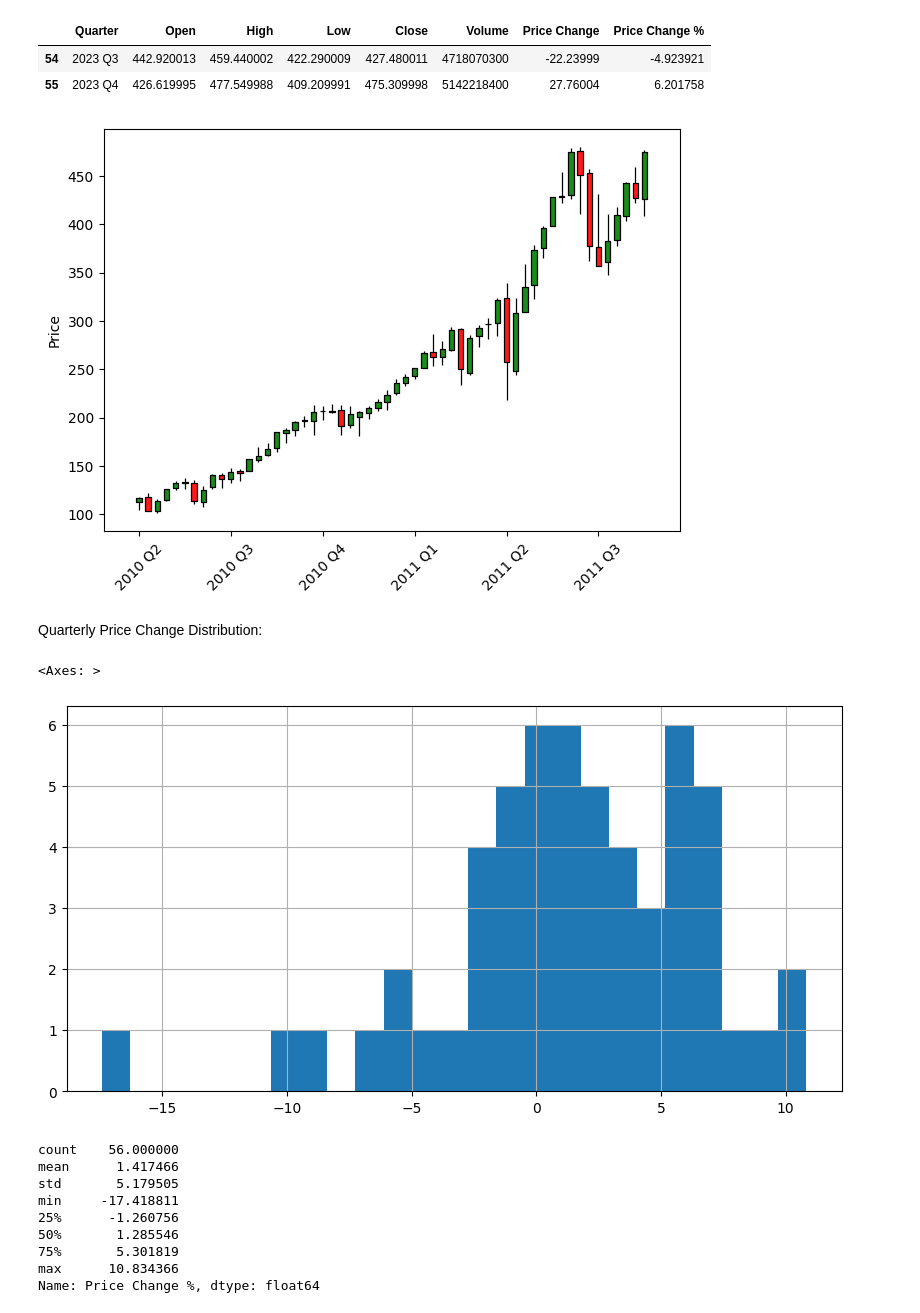
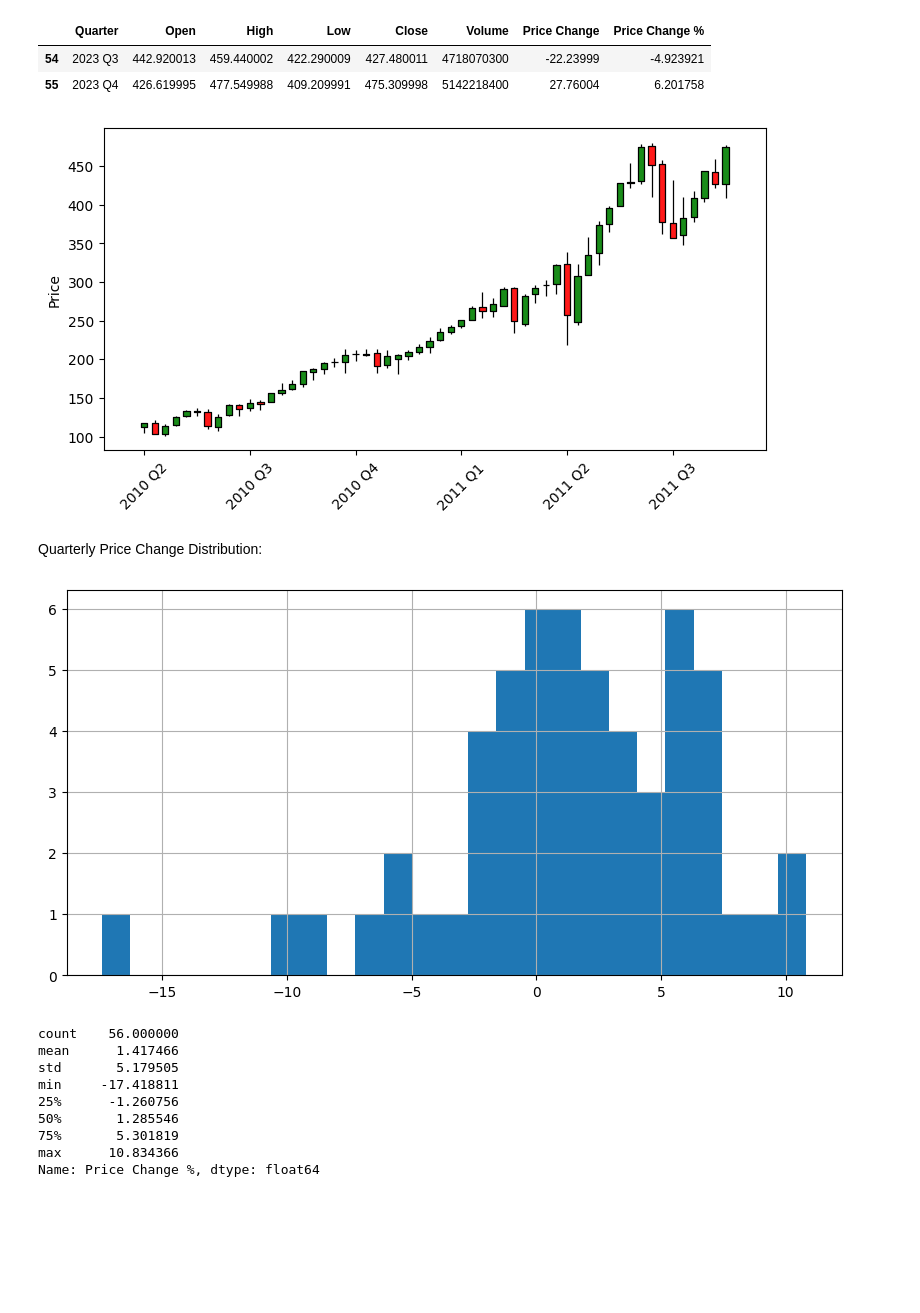
Before and after one commit to OWurst/PittCoin, a Jupyter notebook: expanded_datagathering/Historical_SPY_Exploration.ipynb, the cells around one changed output. Drawn from its saved outputs; the diff is of its cells as text; code cells hidden in the pictures; blank space fills up the shorter version.

```diff
--- a/expanded_datagathering/Historical_SPY_Exploration.ipynb
+++ b/expanded_datagathering/Historical_SPY_Exploration.ipynb
@@ -69,18 +69,24 @@ quarterly_data.tail(2)
 # %%
 quarterly_data.index = pd.date_range(start='2010-01-01', periods=len(quarterly_data), freq='QE')
 
 mc = mpf.make_marketcolors(up='g',down='r')
 s  = mpf.make_mpf_style(marketcolors=mc)
-fig, axes = mpf.plot(quarterly_data,type='candle',style=s,returnfig=True)
+fig, axes = mpf.plot(
+    quarterly_data,
+    type='candle',
+    style=s,
+    figscale=0.8,
+    figratio=(2,1),
+    returnfig=True
+)
 ignore = axes[0].set_xticklabels(quarterly_data['Quarter'])
 # %% [output]
-[figure, old version]
+[figure, new version]
 # %% [markdown]
 Quarterly Price Change Distribution:
 # %%
-quarterly_data['Price Change %'].hist(bins=25, figsize=(10, 5))
+ignore = quarterly_data['Price Change %'].hist(bins=25, figsize=(10, 5))
 # %% [output]
-<Axes: >
 [figure]
 # %%
 quarterly_data['Price Change %'].describe()
```
Also changed, not shown: parts of 9 cells of this notebook.
